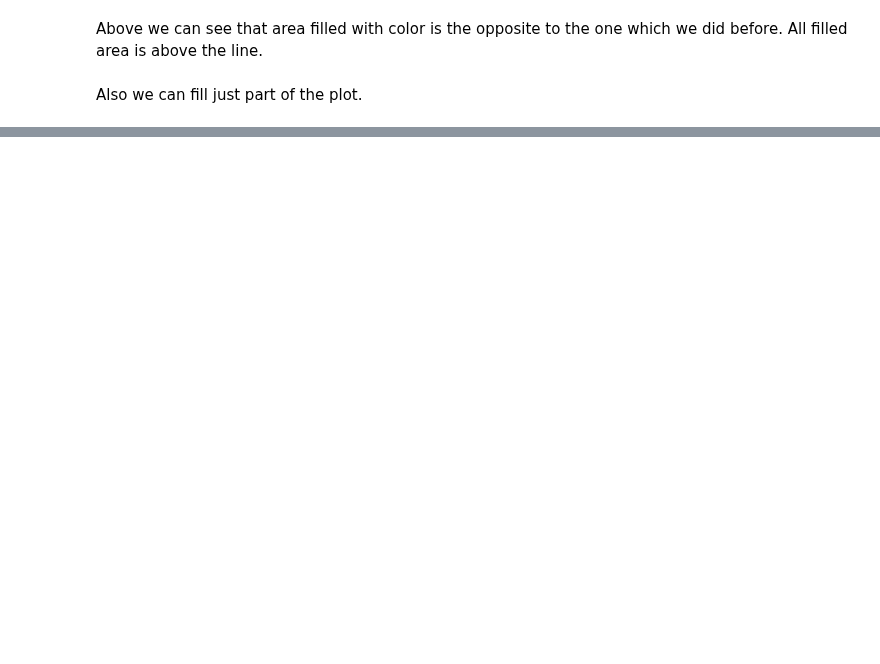
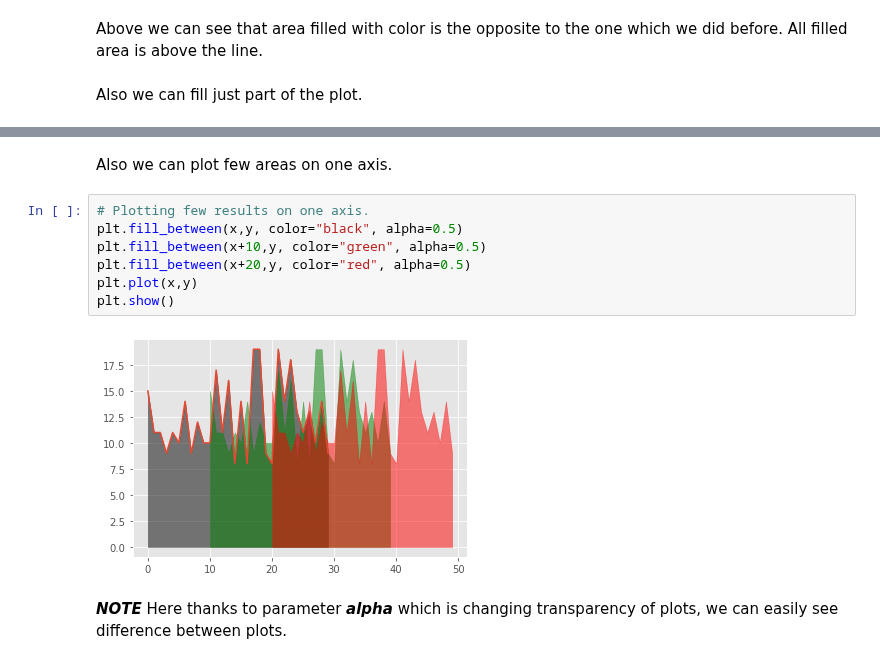
Before and after one commit to DracoNibilis/CAO_Points_Analysis, a Jupyter notebook: pyplot.ipynb, the cells around one changed output, grey strips where cells are left out. Saved outputs shown, nothing was run; the diff lists cells and outputs as text; blank space fills up the shorter version.

```diff
--- a/pyplot.ipynb
+++ b/pyplot.ipynb
@@ -641,3 +624,17 @@ plt.show()
+# %% [markdown]
+Also we can plot few areas on one axis.
+# %%
+# Plotting few results on one axis.
+plt.fill_between(x,y, color="black", alpha=0.5)
+plt.fill_between(x+10,y, color="green", alpha=0.5)
+plt.fill_between(x+20,y, color="red", alpha=0.5)
+plt.plot(x,y)
+plt.show()
+# %% [output]
+[figure, added]
+# %% [markdown]
+***NOTE***
+Here thanks to parameter ***alpha*** which is changing transparency of plots, we can easily see difference between plots.
 # %% [markdown]
 # REFERENCES:
 
```
Also changed, not shown: parts of 43 cells of this notebook.
